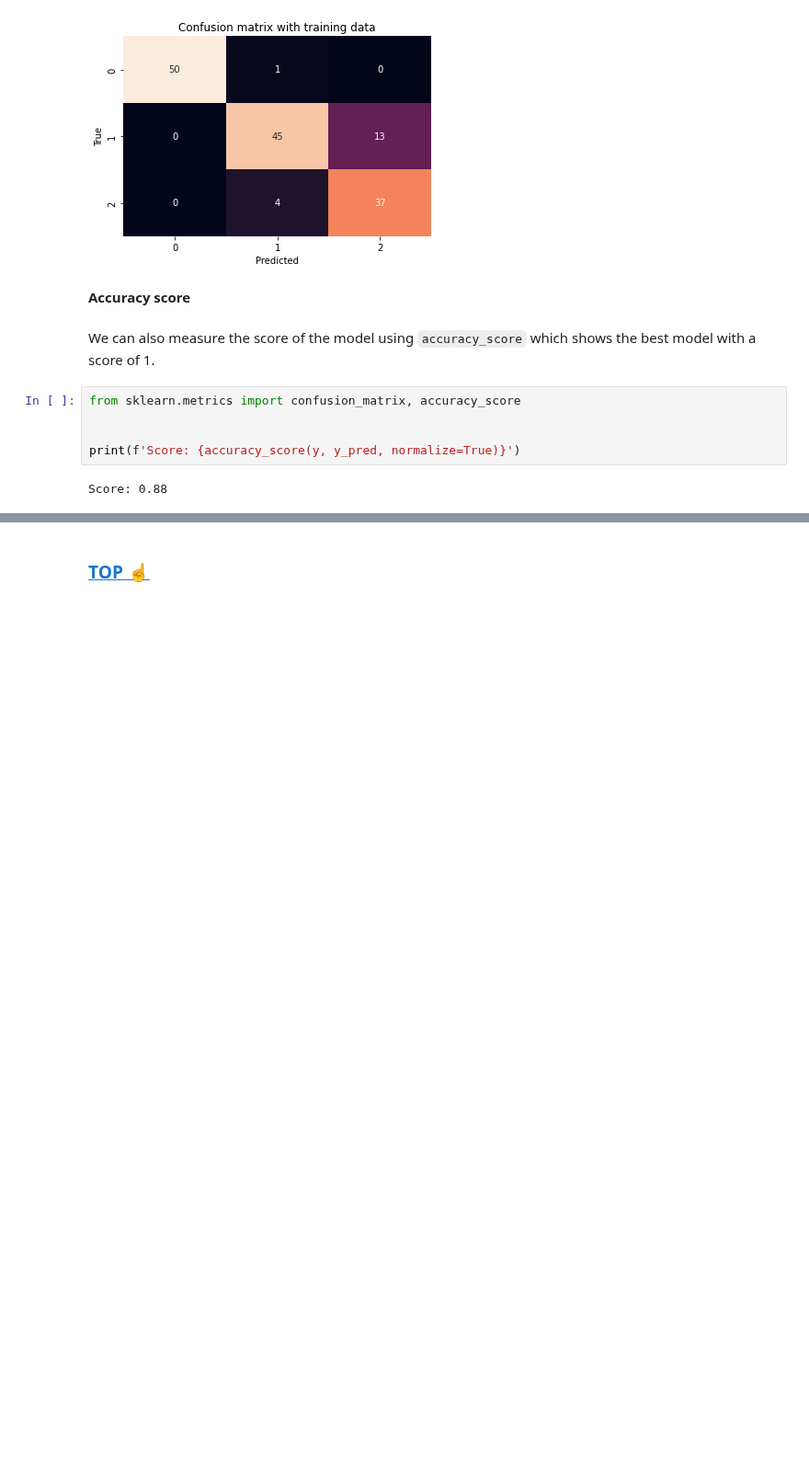
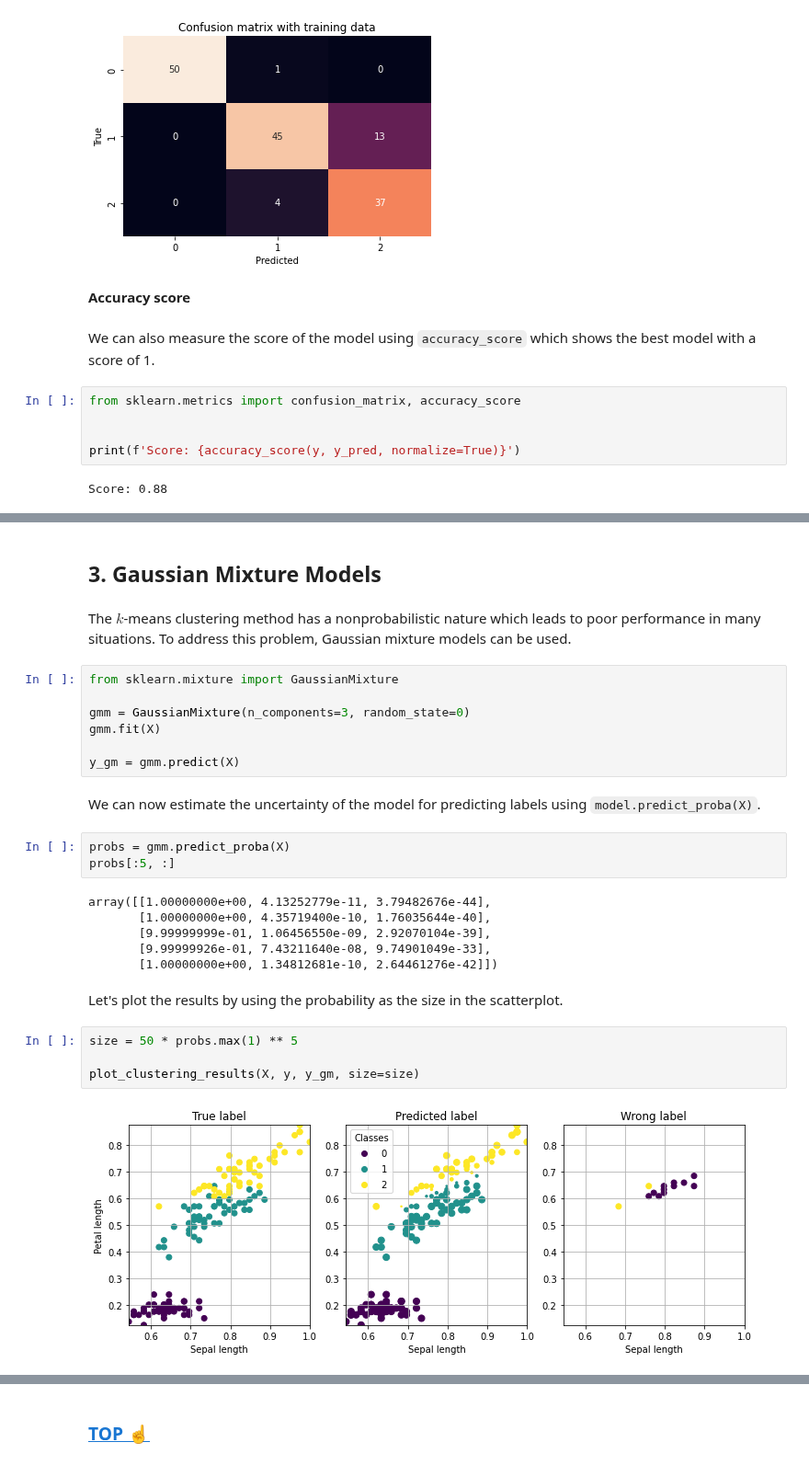
Before and after one commit to AmirMardan/ml_course, a Jupyter notebook: 6_classical_machine_learning/4_clustering_1.ipynb, the cells around one changed output, grey strips where cells are left out. Shown at 92% size. Saved outputs shown, nothing was run; the diff lists cells and outputs as text; blank space fills up the shorter version.

Commit message:
adding gaussian mixture

```diff
--- a/6_classical_machine_learning/4_clustering_1.ipynb
+++ b/6_classical_machine_learning/4_clustering_1.ipynb
@@ -137,0 +145,33 @@ ax.set_title('Wrong label');
+# %% [markdown]
+<a id='gmm'></a>
+## 3. Gaussian Mixture Models
+# %% [markdown]
+The $k$-means clustering method has a nonprobabilistic nature which leads to poor performance in many situations.
+To address this problem, Gaussian mixture models can be used.
+# %%
+from sklearn.mixture import GaussianMixture
+
+gmm = GaussianMixture(n_components=3, random_state=0)
+gmm.fit(X)
+
+y_gm = gmm.predict(X)
+# %% [markdown]
+We can now estimate the uncertainty of the model for predicting labels using
+`model.predict_proba(X)`.
+# %%
+probs = gmm.predict_proba(X)
+probs[:5, :]
+# %% [output]
+array([[1.00000000e+00, 4.13252779e-11, 3.79482676e-44],
+       [1.00000000e+00, 4.35719400e-10, 1.76035644e-40],
+       [9.99999999e-01, 1.06456550e-09, 2.92070104e-39],
+       [9.99999926e-01, 7.43211640e-08, 9.74901049e-33],
+       [1.00000000e+00, 1.34812681e-10, 2.64461276e-42]])
+# %% [markdown]
+Let's plot the results by using the probability as the size in the scatterplot.
+# %%
+size = 50 * probs.max(1) ** 5
+
+plot_clustering_results(X, y, y_gm, size=size)
+# %% [output]
+[figure, added]
```
Also changed, not shown: parts of 9 cells of this notebook, 15 other files.
